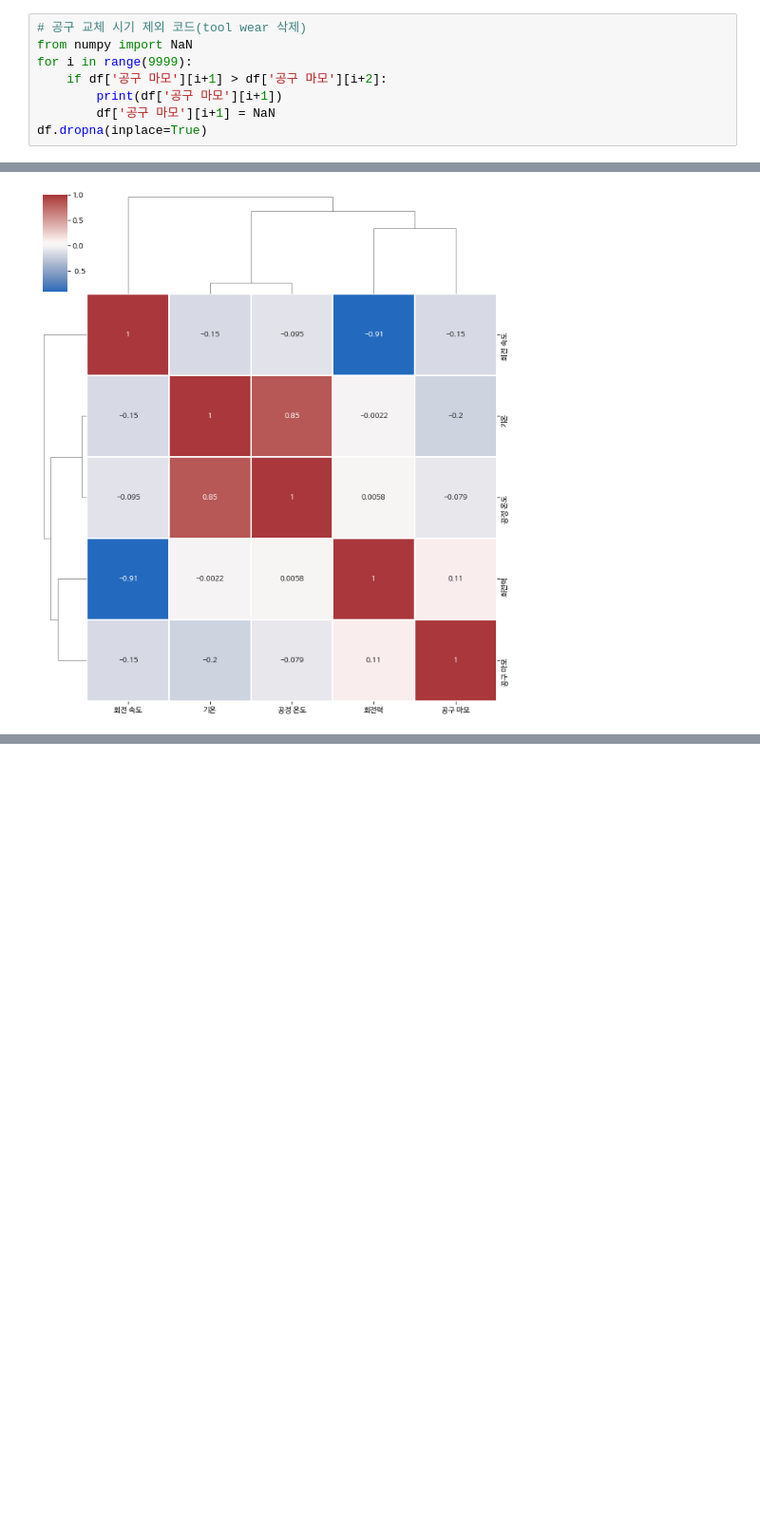
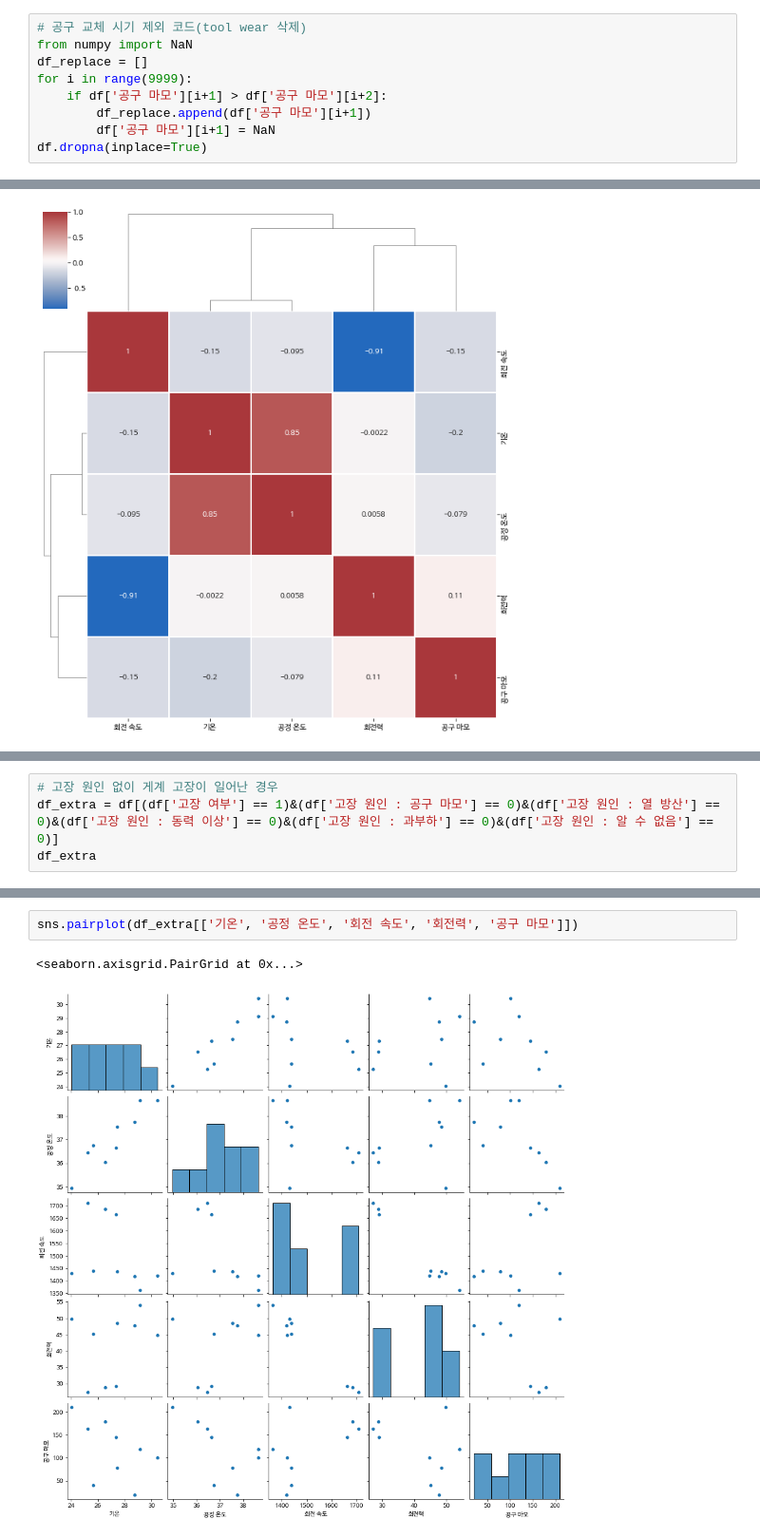
Before and after one commit to cesong2/Display-Sensor, a Jupyter notebook: Predictive_Maintenance2.ipynb, the cells around one changed output, grey strips where cells are left out. Shown at 95% size. Drawn from its saved outputs; the diff is of its cells as text; blank space fills up the shorter version.

```diff
--- a/Predictive_Maintenance2.ipynb
+++ b/Predictive_Maintenance2.ipynb
@@ -517,9 +517,10 @@ df[df['공구 마모'] < 200].describe()
 # %%
 # 공구 교체 시기 제외 코드(tool wear 삭제)
 from numpy import NaN
+df_replace = []
 for i in range(9999):
     if df['공구 마모'][i+1] > df['공구 마모'][i+2]:
-        print(df['공구 마모'][i+1])
+        df_replace.append(df['공구 마모'][i+1])
         df['공구 마모'][i+1] = NaN
 df.dropna(inplace=True)
 # %% [output]
@@ -721,0 +776,4 @@ plt.show()
+# %%
+# 고장 원인 없이 게계 고장이 일어난 경우
+df_extra = df[(df['고장 여부'] == 1)&(df['고장 원인 : 공구 마모'] == 0)&(df['고장 원인 : 열 방산'] == 0)&(df['고장 원인 : 동력 이상'] == 0)&(df['고장 원인 : 과부하'] == 0)&(df['고장 원인 : 알 수 없음'] == 0)]
+df_extra
@@ -721,0 +792,5 @@ plt.show()
+# %%
+sns.pairplot(df_extra[['기온', '공정 온도', '회전 속도', '회전력', '공구 마모']])
+# %% [output]
+<seaborn.axisgrid.PairGrid at 0x...>
+[figure, added]
```
Also changed, not shown: parts of 11 cells of this notebook.
